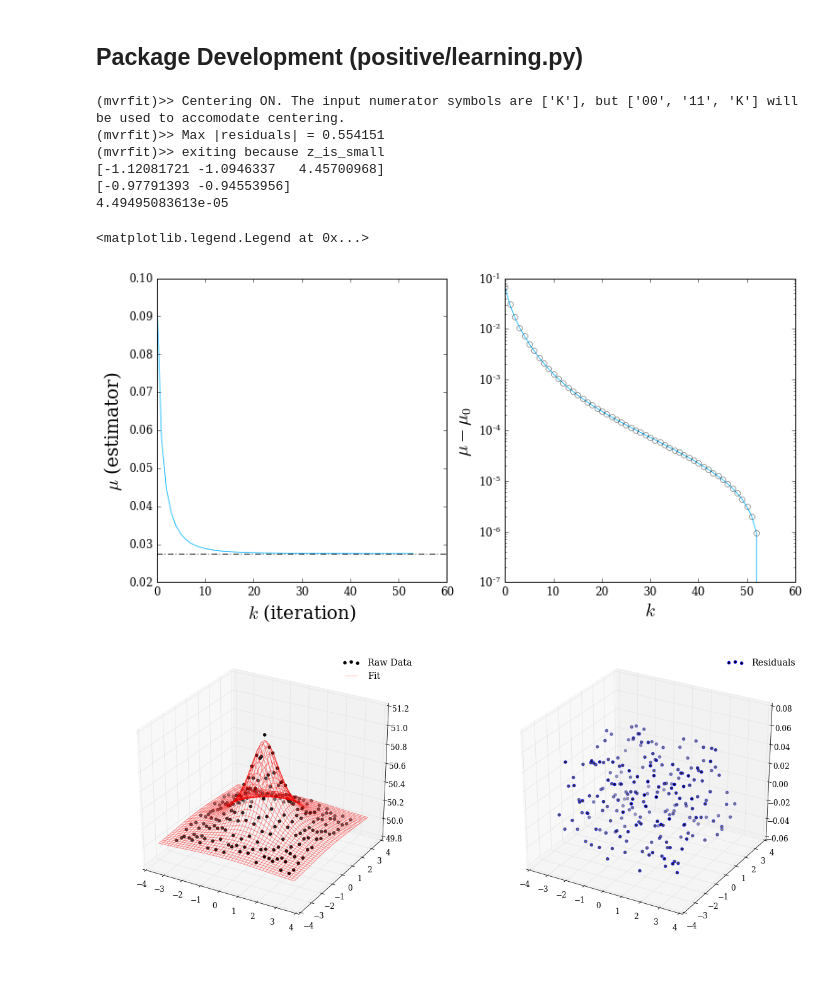
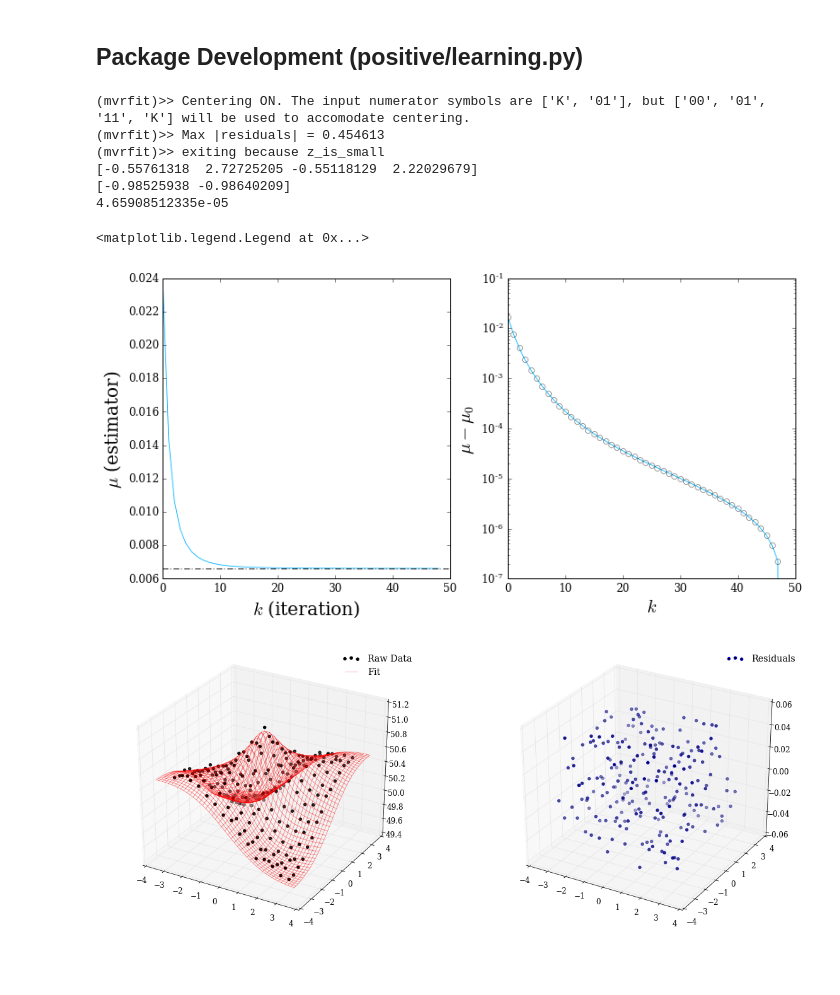
Before and after one commit to llondon6/koalas, a Jupyter notebook: factory/rational.ipynb, the cells around one changed output. Drawn from its saved outputs; the diff is of its cells as text; code cells hidden in the pictures.

```diff
--- a/factory/rational.ipynb
+++ b/factory/rational.ipynb
@@ -113,11 +113,11 @@ y = h*linspace(-1,1,Q)
 X,Y = meshgrid(x,y)
 # X += np.random.random( X.shape )-0.5
 # Y += np.random.random( X.shape )-0.5
-zfun = lambda xx,yy: 50 + 1.0 / ( 1.0 + xx**2 + yy**2 )
+zfun = lambda xx,yy: 50 + (1.0 + xx*yy) / ( 1.0 + xx**2 + yy**2 )
 np.random.seed(42)
 ns = 0.1*(np.random.random( X.shape )-0.5)
 Z = zfun(X,Y) + ns
-basis_symbols = ( ['K'], ['00','11'] ) # ( [Numerator], [Denominator without constant term] )
+basis_symbols = ( ['K','01'], ['00','11'] ) # ( [Numerator], [Denominator without constant term] )
 domain,scalar_range = ndflatten( [X,Y], Z )
 ################################################################################
 
@@ -270,39 +270,39 @@ print mean(fit_info['residuals'])
 ################################################################################
 
 
 #
 fig = figure( figsize=2*array([10,4]) )
 ax = fig.add_subplot(121,projection='3d')
 
 # Plot the raw data points
 ax.scatter( domain[:,0], domain[:,1], scalar_range, marker='o', color='k',zorder=1, facecolors='k',label='Raw Data')
 
 # Setup grid points for model
 padf = 0.1
 dx = ( max(domain[:,0])-min(domain[:,0]) ) * padf
 dy = ( max(domain[:,1])-min(domain[:,1]) ) * padf
 fitx = linspace( min(domain[:,0])-dx, max(domain[:,0])+dx, 45 )
 fity = linspace( min(domain[:,1])-dy, max(domain[:,1])+dy, 45 )
 xx,yy = meshgrid( fitx, fity )
 fitdomain,_ = ndflatten( [xx,yy], yy )
 # Plot model on grid
 zz = fit_info['fitfun']( fitdomain ).reshape( xx.shape )
 ax.plot_wireframe(xx, yy, zz, color='r', rstride=1, cstride=1,zorder=1,alpha=0.5,label='Fit')
 
 legend(frameon=False)
 
 ax = fig.add_subplot(122,projection='3d')
 ax.scatter( domain[:,0], domain[:,1], fit_info['residuals'].reshape( domain[:,0].shape ), marker='o', color='b',zorder=1, facecolors='k',label='Residuals')
 legend(frameon=False)
 # %% [output]
-(mvrfit)>> Centering ON. The input numerator symbols are ['K'], but ['00', '11', 'K'] will be used to accomodate centering.
-(mvrfit)>> Max |residuals| = 0.554151
+(mvrfit)>> Centering ON. The input numerator symbols are ['K', '01'], but ['00', '01', '11', 'K'] will be used to accomodate centering.
+(mvrfit)>> Max |residuals| = 0.454613
 (mvrfit)>> exiting because z_is_small
-[-1.12081721 -1.0946337   4.45700968]
-[-0.97791393 -0.94553956]
-4.49495083613e-05
+[-0.55761318  2.72725205 -0.55118129  2.22029679]
+[-0.98525938 -0.98640209]
+4.65908512335e-05
 <matplotlib.legend.Legend at 0x...>
-[figure, old version]
+[figure, new version]
-[figure, old version]
+[figure, new version]
 # %% [markdown]
 ##
```
